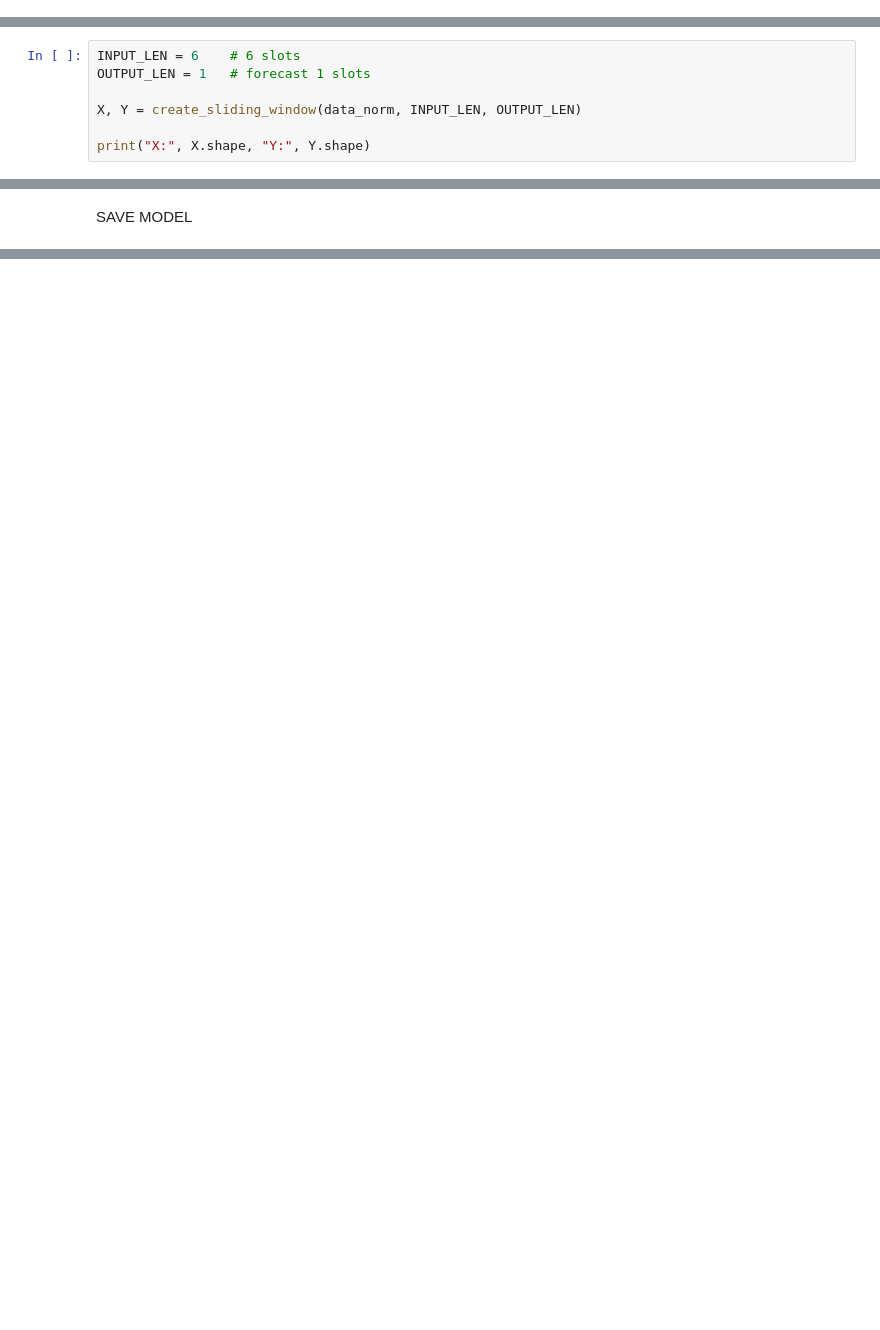
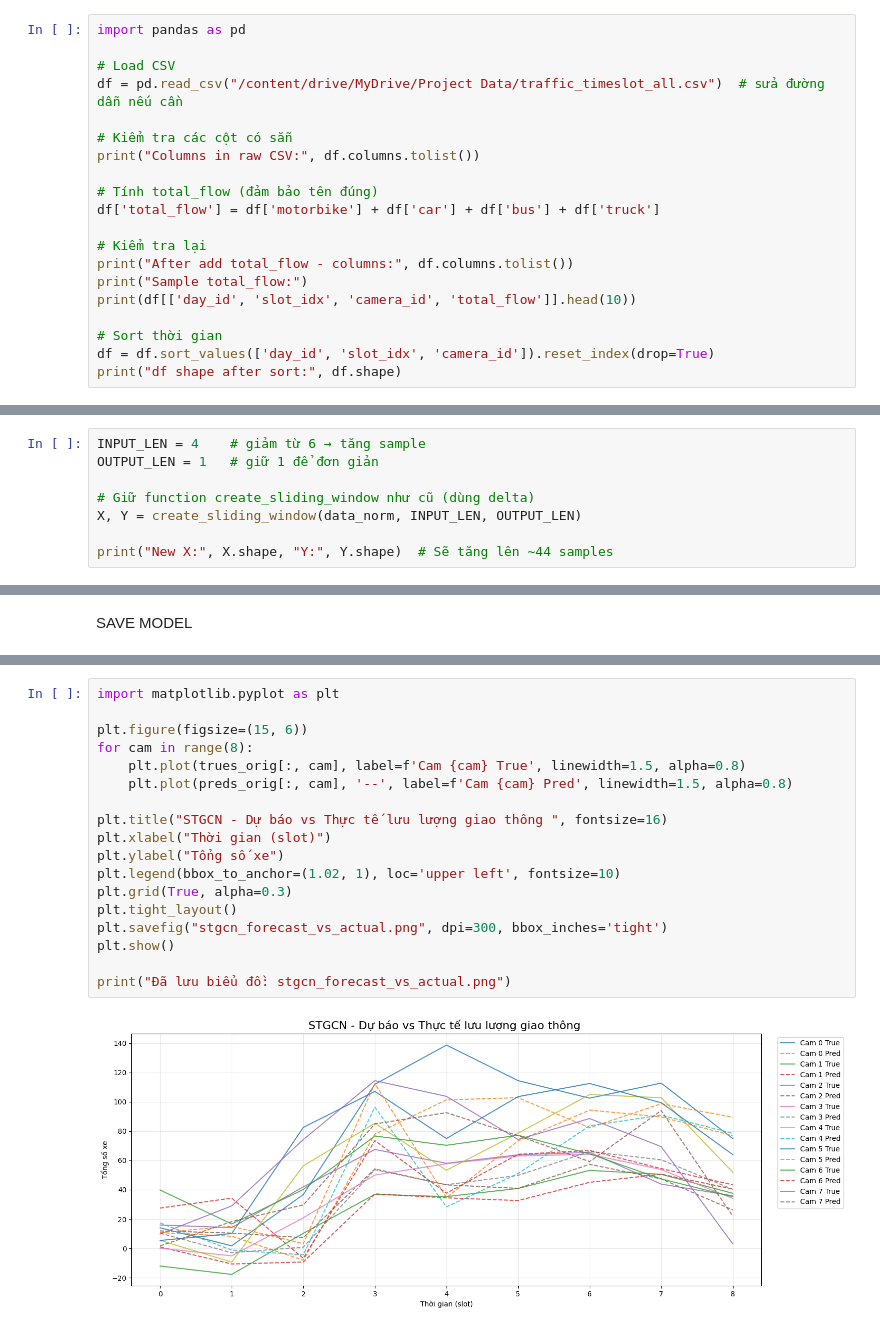
Before and after one commit to steve859/traffic_flow_prediction, a Jupyter notebook: model/notebooks/01_pretrain_STGCN.ipynb, the cells around one changed output, grey strips where cells are left out. Drawn from its saved outputs; the diff is of its cells as text; blank space fills up the shorter version.

```diff
--- a/model/notebooks/01_pretrain_STGCN.ipynb
+++ b/model/notebooks/01_pretrain_STGCN.ipynb
@@ -376,3 +376,23 @@ MAE    : 9.9522
 RMSE   : 15.4143
 MAPE % : 17400842.00
 Pearson: 0.6213
+# %%
+import pandas as pd
+
+# Load CSV
+df = pd.read_csv("/content/drive/MyDrive/Project Data/traffic_timeslot_all.csv")  # sửa đường dẫn nếu cần
+
+# Kiểm tra các cột có sẵn
+print("Columns in raw CSV:", df.columns.tolist())
+
+# Tính total_flow (đảm bảo tên đúng)
+df['total_flow'] = df['motorbike'] + df['car'] + df['bus'] + df['truck']
+
+# Kiểm tra lại
+print("After add total_flow - columns:", df.columns.tolist())
+print("Sample total_flow:")
+print(df[['day_id', 'slot_idx', 'camera_id', 'total_flow']].head(10))
+
+# Sort thời gian
+df = df.sort_values(['day_id', 'slot_idx', 'camera_id']).reset_index(drop=True)
+print("df shape after sort:", df.shape)
@@ -860,10 +951,11 @@ Y shape: (41, 1, 8)
 Sample Y (delta): [[-0.07848837  3.8030303   2.98584429  1.02272727  0.57359307  9.72727273
    1.68333333  3.60526316]]
 # %%
-INPUT_LEN = 6    # 6 slots
-OUTPUT_LEN = 1   # forecast 1 slots
+INPUT_LEN = 4    # giảm từ 6 → tăng sample
+OUTPUT_LEN = 1   # giữ 1 để đơn giản
 
+# Giữ function create_sliding_window như cũ (dùng delta)
 X, Y = create_sliding_window(data_norm, INPUT_LEN, OUTPUT_LEN)
 
-print("X:", X.shape, "Y:", Y.shape)
+print("New X:", X.shape, "Y:", Y.shape)  # Sẽ tăng lên ~44 samples
 # %% [output]
@@ -1108,0 +1277,20 @@ Saved: (72, 4)
+# %%
+import matplotlib.pyplot as plt
+
+plt.figure(figsize=(15, 6))
+for cam in range(8):
+    plt.plot(trues_orig[:, cam], label=f'Cam {cam} True', linewidth=1.5, alpha=0.8)
+    plt.plot(preds_orig[:, cam], '--', label=f'Cam {cam} Pred', linewidth=1.5, alpha=0.8)
+
+plt.title("STGCN - Dự báo vs Thực tế lưu lượng giao thông ", fontsize=16)
+plt.xlabel("Thời gian (slot)")
+plt.ylabel("Tổng số xe")
+plt.legend(bbox_to_anchor=(1.02, 1), loc='upper left', fontsize=10)
+plt.grid(True, alpha=0.3)
+plt.tight_layout()
+plt.savefig("stgcn_forecast_vs_actual.png", dpi=300, bbox_inches='tight')
+plt.show()
+
+print("Đã lưu biểu đồ: stgcn_forecast_vs_actual.png")
+# %% [output]
+[figure, added]
```
Also changed, not shown: parts of 12 cells of this notebook.
